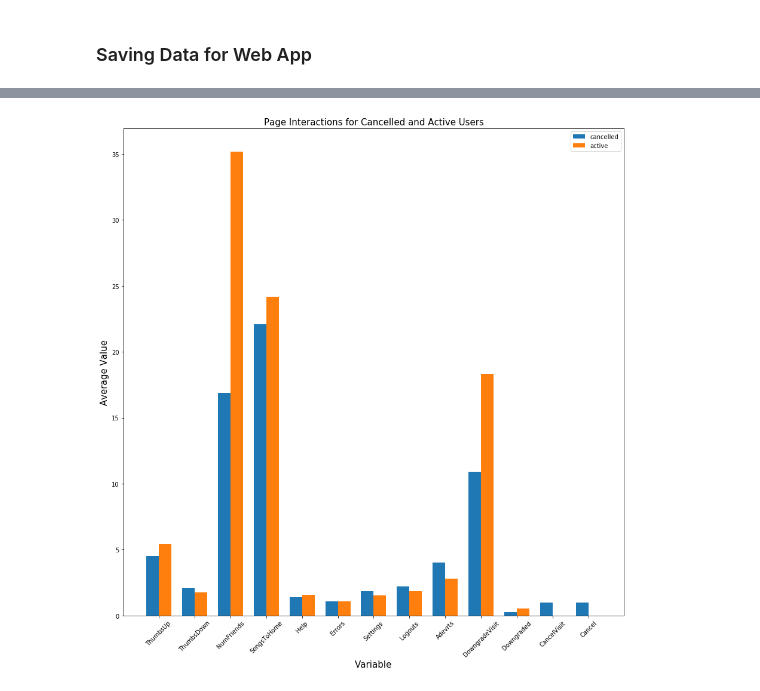
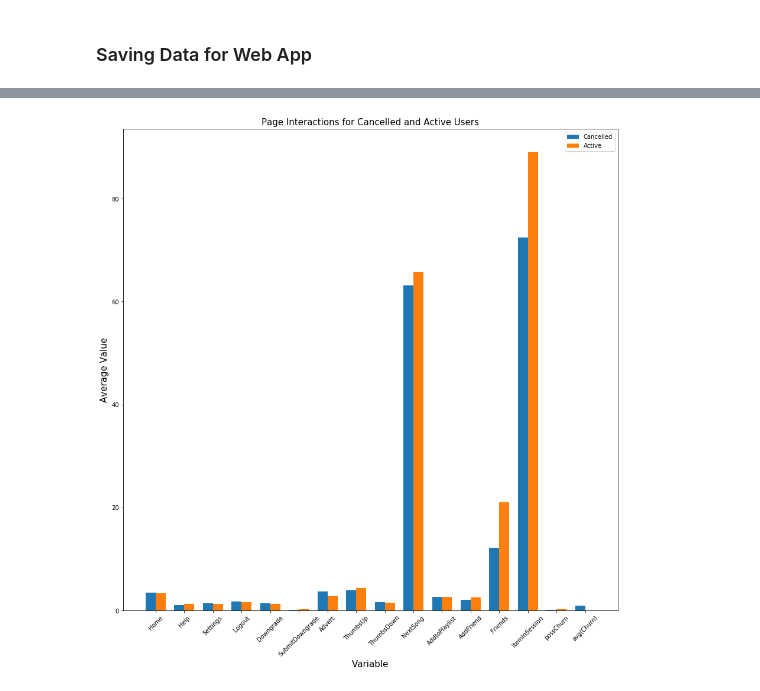
Before and after one commit to PZebarth/Python-Spark-Big-Data-Supervised-Learning, a Jupyter notebook: Sparkify.ipynb, the cells around one changed output, grey strips where cells are left out. Saved outputs shown, nothing was run; the diff lists cells and outputs as text; code cells hidden in the pictures.

```diff
--- a/Sparkify.ipynb
+++ b/Sparkify.ipynb
@@ -890,7 +859,6 @@ df = spark.sql('''SELECT userId,
                     itemInSession,
                     page,
                     timestamp,
-                    platform,
                     artist,
                     song,
                     length
@@ -899,7 +867,7 @@ df = spark.sql('''SELECT userId,
                   '''
                   )
 
-df.createOrReplaceTempView("user_table")
+df.createOrReplaceTempView('user_table')
 # %% [markdown]
 ### Defining Churn
 
@@ -921,6 +889,6 @@ df.filter("page = 'Downgrade'").show(1)
 only showing top 1 row
 # %%
-poss_churn = udf(lambda x: 1 if x == "Downgrade" else 0, IntegerType())
-df = df.withColumn("possibleChurn", poss_churn("page"))
-df.filter("page = 'Downgrade'").show(1)
+possChurn = udf(lambda x: 1 if x == 'Downgrade' else 0, IntegerType())
+df = df.withColumn('possibleChurn', possChurn('page'))
+df.filter(df.page == 'Downgrade').show(1)
 # %% [output]
@@ -1543,6 +1291,3 @@ def feature_scaling(df):
-# %%
-df = feature_engineering('mini_sparkify_event_data.json')
-df_scaled = feature_scaling(df)
 # %%
 df_scaled.show(3)
 # %% [output]
@@ -1950,37 +1712,40 @@ plt.show()
 # %%
-plot_2 = df.groupby(["cancelled"]).mean()\
-           .drop('avg(paid)','avg(free)')\
-           .withColumnRenamed('avg(avgThumbsUp)', 'ThumbsUp')\
-           .withColumnRenamed('avg(avgThumbsDown)', 'ThumbsDown')\
-           .withColumnRenamed('avg(numFriends)', 'NumFriends')\
-           .withColumnRenamed('avg(avgSongsToHome)', 'SongsToHome')\
+plot_2 = df.groupby(['Churn']).mean()\
+           .drop('avg(Paid)')\
+           .withColumnRenamed('avg(dvHome)', 'Home')\
            .withColumnRenamed('avg(dvHelp)', 'Help')\
-           .withColumnRenamed('avg(dvErrors)', 'Errors')\
            .withColumnRenamed('avg(dvSettings)', 'Settings')\
-           .withColumnRenamed('avg(dvLogout)', 'Logouts')\
-           .withColumnRenamed('avg(dvAdvert)', 'Adevrts')\
-           .withColumnRenamed('avg(downgradeVisit)', 'DowngradeVisit')\
-           .withColumnRenamed('avg(downgraded)', 'Downgraded')\
-           .withColumnRenamed('avg(cancelVisit)', 'CancelVisit')\
-           .withColumnRenamed('avg(cancelled)', 'Cancel')\
+           .withColumnRenamed('avg(dvLogout)', 'Logout')\
+           .withColumnRenamed('avg(dvDowngrade)', 'Downgrade')\
+           .withColumnRenamed('avg(dvSubmitDowngrade)', 'SubmitDowngrade')\
+           .withColumnRenamed('avg(dvAdvert)', 'Advert')\
+           .withColumnRenamed('avg(dvThumbsUp)', 'ThumbsUp')\
+           .withColumnRenamed('avg(dvThumbsDown)', 'ThumbsDown')\
+           .withColumnRenamed('avg(dvNextSong)', 'NextSong')\
+           .withColumnRenamed('avg(dvAddtoPlaylist)', 'AddtoPlaylist')\
+           .withColumnRenamed('avg(dvAddFriend)', 'AddFriend')\
+           .withColumnRenamed('avg(Friends)', 'Friends')\
+           .withColumnRenamed('avg(ItemInSession)', 'ItemInSession')\
+           .withColumnRenamed('avg(PossChurn)', 'possChurn')\
+           .withColumnRenamed('avg(Paid)', 'Paid')\
            .toPandas()
 
-plot_2 = pd.melt(plot_2, id_vars=['cancelled'])
+plot_2 = pd.melt(plot_2, id_vars=['Churn'])
 plot_2.to_csv('plot_2_data.csv')
 
-index = np.arange(13)
+index = np.arange(plot_1.shape[0] / 2)
 bar_width = 0.35
 
 fig, ax = plt.subplots(figsize=(15,15))
-ax.bar(index, plot_2[plot_2['cancelled'] ==1].value, bar_width, label="cancelled")
-ax.bar(index+bar_width, plot_2[plot_2['cancelled'] ==0].value, bar_width, label="active")
+ax.bar(index, plot_2[plot_2['Churn'] ==1].value, bar_width, label='Cancelled')
+ax.bar(index+bar_width, plot_2[plot_2['Churn'] ==0].value, bar_width, label='Active')
 
 ax.set_xlabel('Variable', fontsize = 15)
 ax.set_ylabel('Average Value', fontsize = 15)
 ax.set_title('Page Interactions for Cancelled and Active Users', size = 15)
 ax.set_xticks(index + bar_width / 2)
-ax.set_xticklabels(plot_2[plot_2['cancelled'] ==1].variable, fontsize = 10, rotation=45)
+ax.set_xticklabels(plot_2[plot_2['Churn'] ==1].variable, fontsize = 10, rotation=45)
 ax.legend(fontsize = 10)
 plt.show()
 # %% [output]
-[figure, old version]
+[figure, new version]
```
Also changed, not shown: parts of 75 cells of this notebook.
